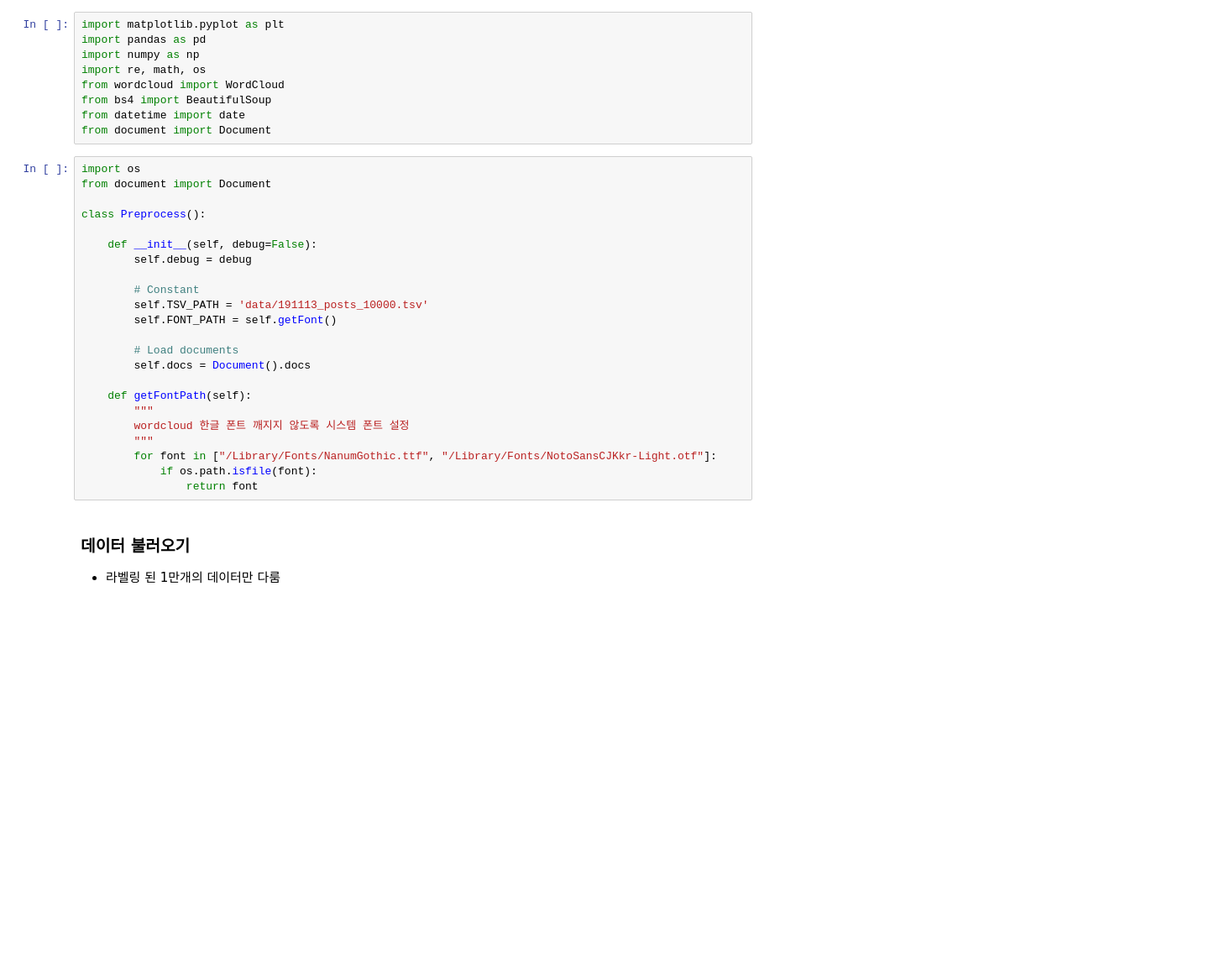
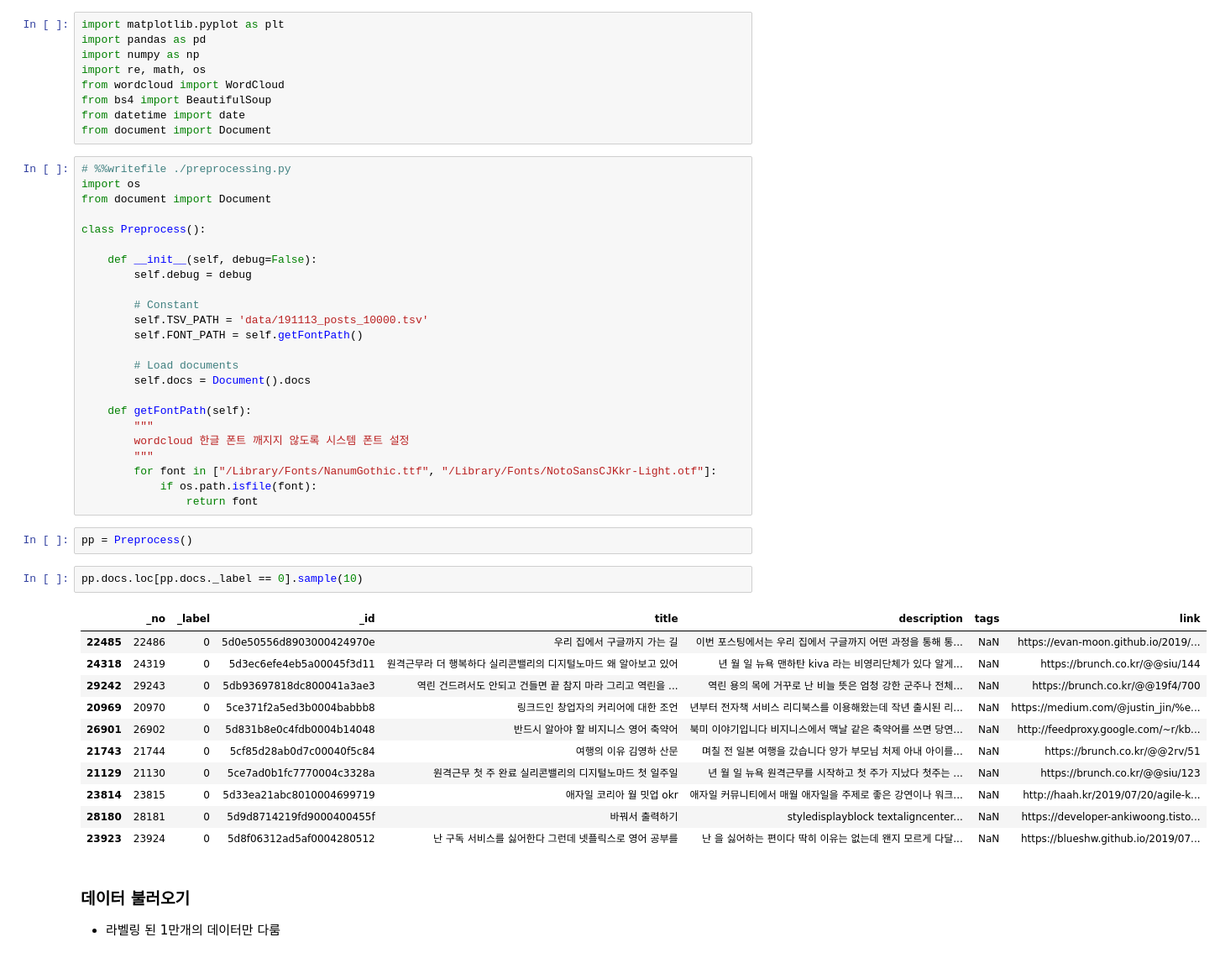
Before and after one commit to nero-angela/DevblogClassifier, a Jupyter notebook: Preprocess.ipynb, the cells around one changed output. Shown: that part at 84% size. Cells and saved outputs as stored; diff of their text form; blank space fills up the shorter version.

```diff
--- a/Preprocess.ipynb
+++ b/Preprocess.ipynb
@@ -8,6 +8,7 @@ from bs4 import BeautifulSoup
 from datetime import date
 from document import Document
 # %%
+# %%writefile ./preprocessing.py
 import os
 from document import Document
 
@@ -18,7 +19,7 @@ class Preprocess():
 
         # Constant
         self.TSV_PATH = 'data/191113_posts_10000.tsv'
-        self.FONT_PATH = self.getFont()
+        self.FONT_PATH = self.getFontPath()
 
         # Load documents
         self.docs = Document().docs
@@ -30,6 +31,22 @@ class Preprocess():
         for font in ["/Library/Fonts/NanumGothic.ttf", "/Library/Fonts/NotoSansCJKkr-Light.otf"]:
             if os.path.isfile(font):
                 return font
+# %%
+pp = Preprocess()
+# %%
+pp.docs.loc[pp.docs._label == 0].sample(10)
+# %% [output]
+|  | _no | _label | _id | title | description | tags | link |
+| 22485 | 22486 | 0 | 5d0e50556d8903000424970e | 우리 집에서 구글까지 가는 길 | 이번 포스팅에서는 우리 집에서 구글까지 어떤 과정을 통해 통... | NaN | https://evan-moon.github.io/2019/... |
+| 24318 | 24319 | 0 | 5d3ec6efe4eb5a00045f3d11 | 원격근무라 더 행복하다 실리콘밸리의 디지털노마드 왜 알아보고 있어 | 년 월 일 뉴욕 맨하탄 kiva 라는 비영리단체가 있다 알게... | NaN | https://brunch.co.kr/@@siu/144 |
+| 29242 | 29243 | 0 | 5db93697818dc800041a3ae3 | 역린 건드려서도 안되고 건들면 끝 참지 마라 그리고 역린을 ... | 역린 용의 목에 거꾸로 난 비늘 뜻은 엄청 강한 군주나 전체... | NaN | https://brunch.co.kr/@@19f4/700 |
+| 20969 | 20970 | 0 | 5ce371f2a5ed3b0004babbb8 | 링크드인 창업자의 커리어에 대한 조언 | 년부터 전자책 서비스 리디북스를 이용해왔는데 작년 출시된 리... | NaN | https://medium.com/@justin_jin/%e... |
+| 26901 | 26902 | 0 | 5d831b8e0c4fdb0004b14048 | 반드시 알아야 할 비지니스 영어 축약어 | 북미 이야기입니다 비지니스에서 맥날 같은 축약어를 쓰면 당연... | NaN | http://feedproxy.google.com/~r/kb... |
+| 21743 | 21744 | 0 | 5cf85d28ab0d7c00040f5c84 | 여행의 이유 김영하 산문 | 며칠 전 일본 여행을 갔습니다 양가 부모님 처제 아내 아이를... | NaN | https://brunch.co.kr/@@2rv/51 |
+| 21129 | 21130 | 0 | 5ce7ad0b1fc7770004c3328a | 원격근무 첫 주 완료 실리콘밸리의 디지털노마드 첫 일주일 | 년 월 일 뉴욕 원격근무를 시작하고 첫 주가 지났다 첫주는 ... | NaN | https://brunch.co.kr/@@siu/123 |
+| 23814 | 23815 | 0 | 5d33ea21abc8010004699719 | 애자일 코리아 월 밋업 okr | 애자일 커뮤니티에서 매월 애자일을 주제로 좋은 강연이나 워크... | NaN | http://haah.kr/2019/07/20/agile-k... |
+| 28180 | 28181 | 0 | 5d9d8714219fd9000400455f | 바꿔서 출력하기 | styledisplayblock textaligncenter... | NaN | https://developer-ankiwoong.tisto... |
+| 23923 | 23924 | 0 | 5d8f06312ad5af0004280512 | 난 구독 서비스를 싫어한다 그런데 넷플릭스로 영어 공부를 | 난 을 싫어하는 편이다 딱히 이유는 없는데 왠지 모르게 다달... | NaN | https://blueshw.github.io/2019/07... |
 # %% [markdown]
 ### 데이터 불러오기
 - 라벨링 된 1만개의 데이터만 다룸
```
Also changed, not shown: 2 other files.
